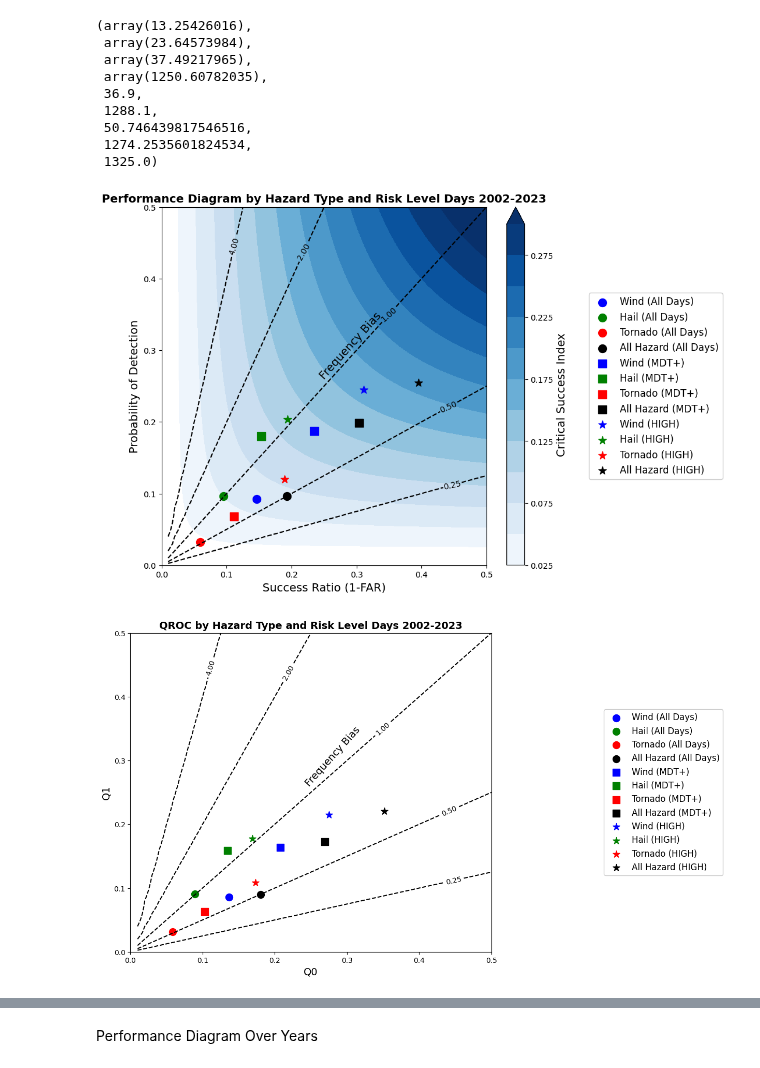
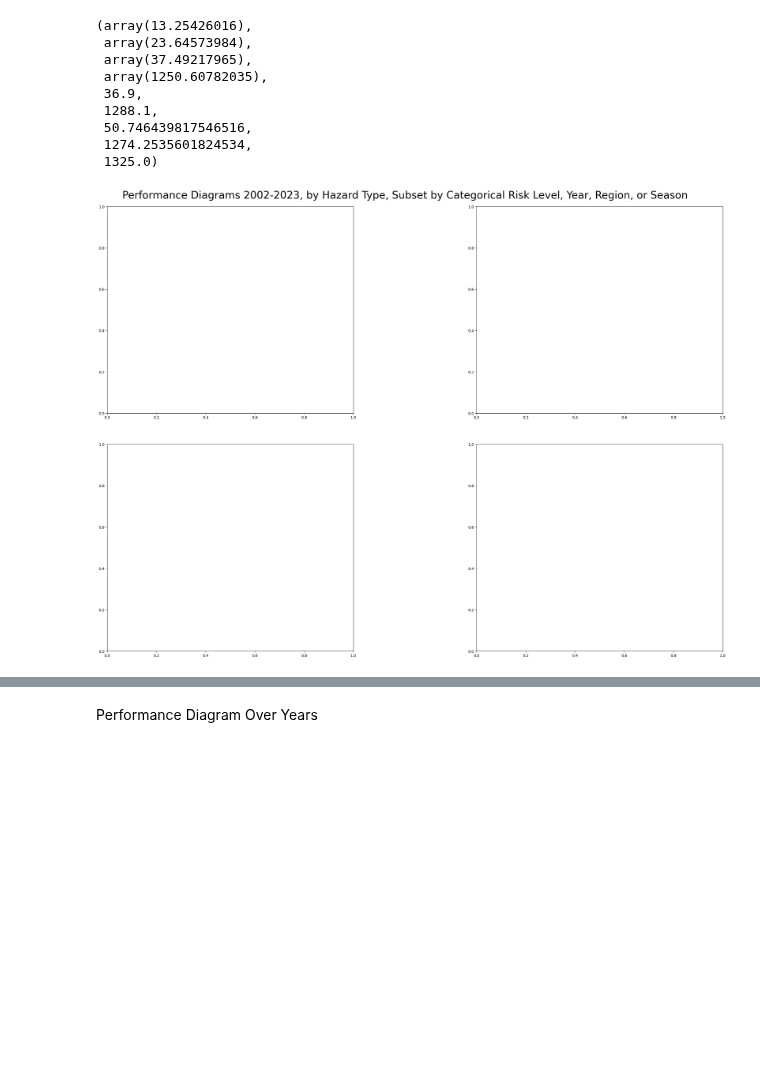
Before and after one commit to milesepstein13/severe-thunderstorm-analysis, a Jupyter notebook: create_performance_diagrams.ipynb, the cells around one changed output, grey strips where cells are left out. Saved outputs shown, nothing was run; the diff lists cells and outputs as text; code cells hidden in the pictures; blank space fills up the shorter version.

Commit message:
combined pds into one plot

```diff
--- a/create_performance_diagrams.ipynb
+++ b/create_performance_diagrams.ipynb
@@ -212,16 +230,15 @@ def QROC(q1s, q0s, obj_labels, colors, markers, filename = '', save = False, sho
         plt.savefig(filename, dpi=dpi, bbox_inches="tight")
     if show:
         plt.show()
+# %%
+combined_figure = True # true if we want running these next cells to result in one figure with multiple pds, false keeps as separate figures
+if combined_figure:
+    fig, axes = plt.subplots(2, 2, figsize=(30, 20))
+fig.suptitle('Performance Diagrams 2002-2023, by Hazard Type, Subset by Categorical Risk Level, Year, Region, or Season', fontsize = 28)
+fig.subplots_adjust(hspace=0.15, wspace=.5, top = .95)
+# %% [output]
+[figure, added]
 # %%
-day3_dates = pph['time'][pph['time'] >= '200203300000']
-contingencies = contingencies.sel(time = day3_dates, region = 'CONUS')
-pph = pph.sel(time = day3_dates)
-mdt_dates = pph['time'][pph['MAX_CAT'].isin(['MDT', 'HIGH'])]
-mdt_contingencies = contingencies.sel(time = mdt_dates)
-
-high_dates = pph['time'][pph['MAX_CAT'].isin(['HIGH'])]
-high_contingencies = contingencies.sel(time = high_dates)
-
 pods = []
 fars = []
 q1s = []
@@ -294,12 +311,11 @@ for contingencies_dataset, thresh in zip([contingencies, mdt_contingencies, high
         #    colors.append(color_dict[hazard])
         #   markers.append('.')
 
-
-performance_diagram(pods, fars, labels, colors, markers, title = "Performance Diagram by Hazard Type and Risk Level Days 2002-2023", save = True, filename = 'plots/results/performacne_diagram_all_and_mdt.png')
-QROC(q1s, q0s, labels, colors, markers, title = "QROC by Hazard Type and Risk Level Days 2002-2023", save = False)
+if combined_figure:
+    performance_diagram(pods, fars, labels, colors, markers, title = "Risk Level", save = False, filename = None, ax = axes[0, 0])
+else:
+    performance_diagram(pods, fars, labels, colors, markers, title = "Performance Diagram by Hazard Type and Risk Level Days 2002-2023", save = True, filename = 'plots/results/performacne_diagram_all_and_mdt.png')
+#QROC(q1s, q0s, labels, colors, markers, title = "QROC by Hazard Type and Risk Level Days 2002-2023", save = False)
-# %% [output]
-[figure, removed]
-[figure, removed]
 # %%
 date_contingencies = contingencies.sel(time = '201905200000')
 date_contingencies['pod'] = date_contingencies['a'] / (date_contingencies['a'] + date_contingencies['c'])
```
Also changed, not shown: parts of 8 cells of this notebook, 1 other file.
